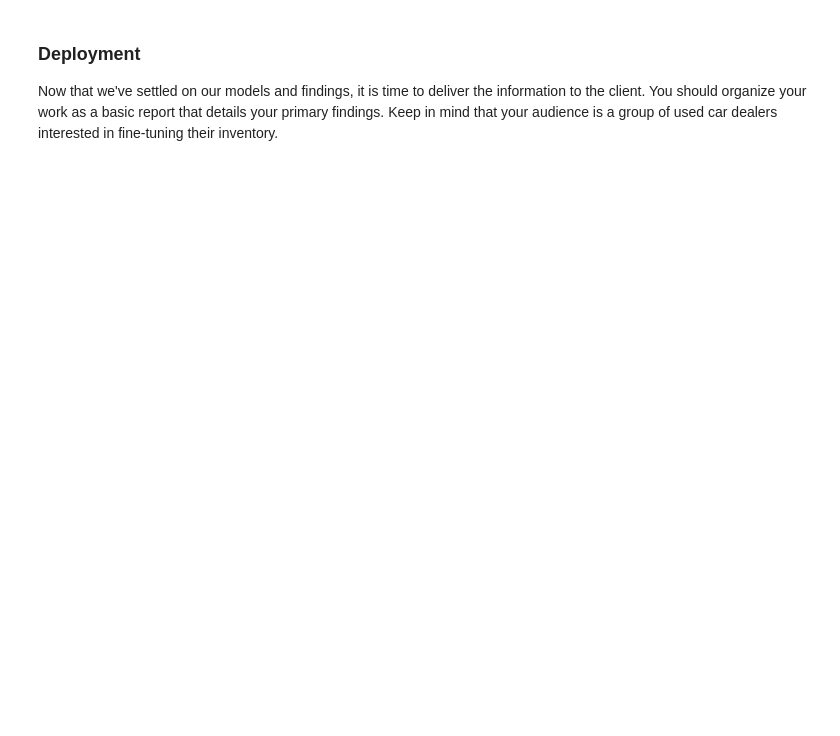
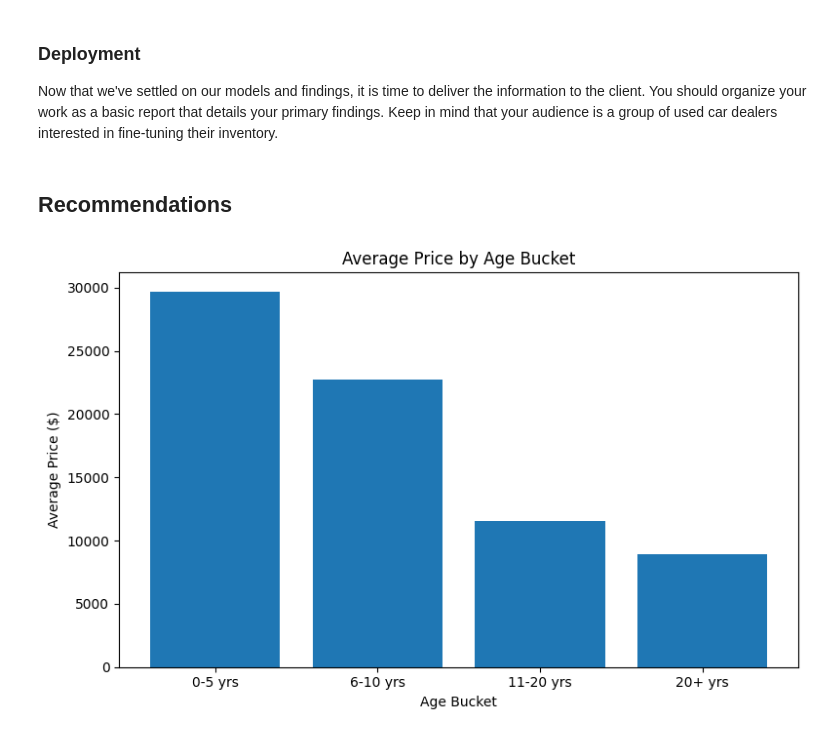
Before and after one commit to rominparekh/AIML_PAA_11_1, a Jupyter notebook: prompt_II.ipynb, the cells around one changed output. Drawn from its saved outputs; the diff is of its cells as text; code cells hidden in the pictures; blank space fills up the shorter version.

```diff
--- a/prompt_II.ipynb
+++ b/prompt_II.ipynb
@@ -560,3 +630,29 @@ With some modeling accomplished, we aim to reflect on what we identify as a high
 ### Deployment
 
 Now that we've settled on our models and findings, it is time to deliver the information to the client.  You should organize your work as a basic report that details your primary findings.  Keep in mind that your audience is a group of used car dealers interested in fine-tuning their inventory.
+# %% [markdown]
+## Recommendations
+# %%
+df['age'] = 2024 - df['year']
+df['age_bucket'] = pd.cut(
+    df['age'], bins=[-1, 5, 10, 20, np.inf],
+    labels=['0-5 yrs', '6-10 yrs', '11-20 yrs', '20+ yrs']
+)
+df['mileage_bucket'] = np.where(
+    df['odometer'] <= 60000, '≤60k miles', '>60k miles'
+)
+df['maker_group'] = df['manufacturer'].str.lower().apply(
+    lambda x: x if x in ['toyota', 'honda'] else 'Other'
+)
+
+# 1) Average Price by Age Bucket
+age_avg = df.groupby('age_bucket')['price'].mean()
+plt.figure(figsize=(8, 5))
+plt.bar(age_avg.index.astype(str), age_avg.values)
+plt.xlabel('Age Bucket')
+plt.ylabel('Average Price ($)')
+plt.title('Average Price by Age Bucket')
+plt.tight_layout()
+plt.show()
+# %% [output]
+[figure, added]
```
Also changed, not shown: parts of 7 cells of this notebook, 7 other files.
